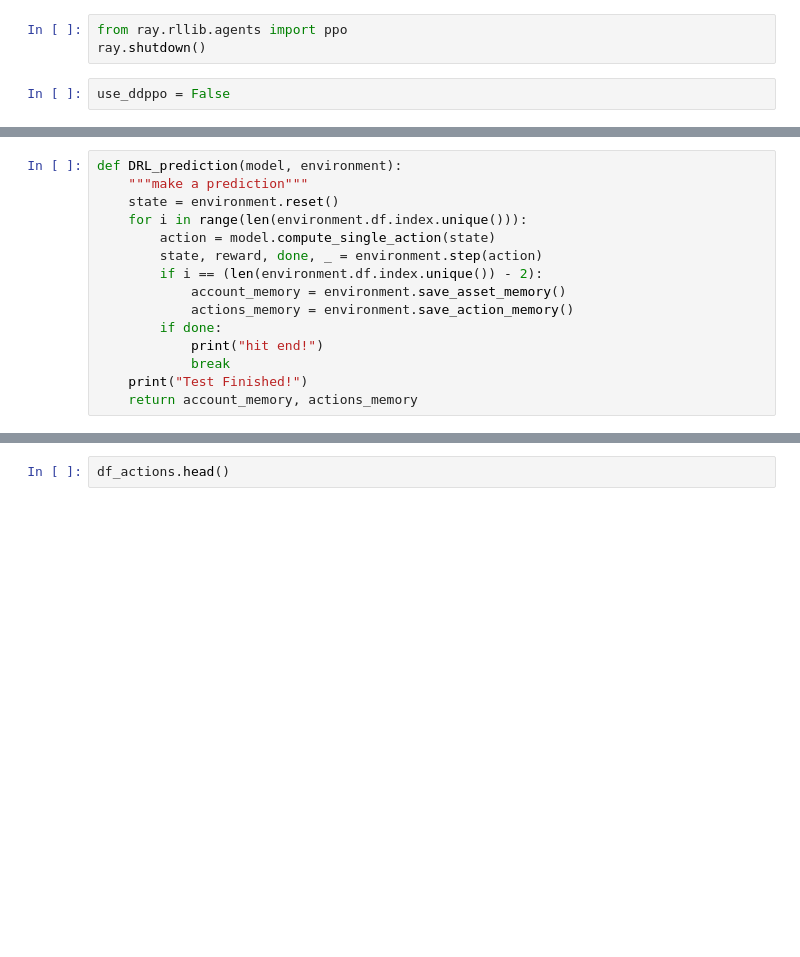
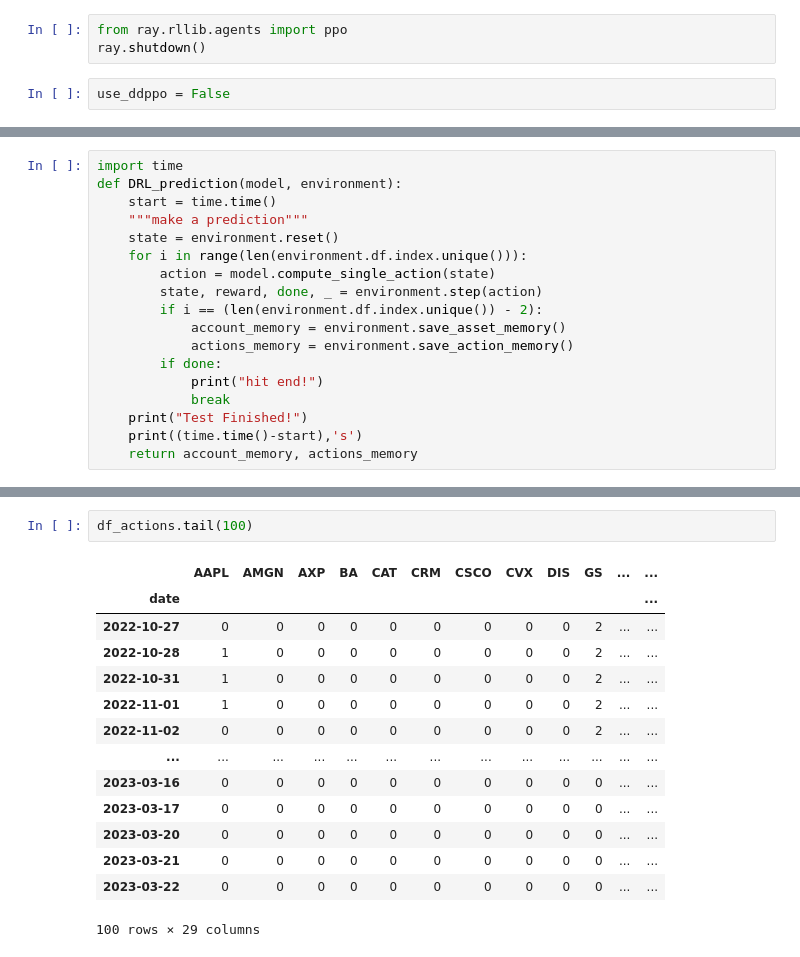
Before and after one commit to Hakiiiim/findrl_ray, a Jupyter notebook: Evaluate.ipynb, the cells around one changed output, grey strips where cells are left out. Drawn from its saved outputs; the diff is of its cells as text; blank space fills up the shorter version.

```diff
--- a/Evaluate.ipynb
+++ b/Evaluate.ipynb
@@ -152,5 +172,7 @@ trainer.restore(cwd_checkpoint)
 # %%
+import time
 def DRL_prediction(model, environment):
+    start = time.time()
     """make a prediction"""
     state = environment.reset()
     for i in range(len(environment.df.index.unique())):
@@ -163,6 +185,7 @@ def DRL_prediction(model, environment):
             print("hit end!")
             break
     print("Test Finished!")
+    print((time.time()-start),'s')
     return account_memory, actions_memory
 # %%
 df_account_value, df_actions = DRL_prediction(
@@ -173,2 +207,17 @@ df_account_value.tail()
 # %%
-df_actions.head()
+df_actions.tail(100)
+# %% [output]
+|  | AAPL | AMGN | AXP | BA | CAT | CRM | CSCO | CVX | DIS | GS | ... | ... |
+| date |  |  |  |  |  |  |  |  |  |  |  | ... |
+| 2022-10-27 | 0 | 0 | 0 | 0 | 0 | 0 | 0 | 0 | 0 | 2 | ... | ... |
+| 2022-10-28 | 1 | 0 | 0 | 0 | 0 | 0 | 0 | 0 | 0 | 2 | ... | ... |
+| 2022-10-31 | 1 | 0 | 0 | 0 | 0 | 0 | 0 | 0 | 0 | 2 | ... | ... |
+| 2022-11-01 | 1 | 0 | 0 | 0 | 0 | 0 | 0 | 0 | 0 | 2 | ... | ... |
+| 2022-11-02 | 0 | 0 | 0 | 0 | 0 | 0 | 0 | 0 | 0 | 2 | ... | ... |
+| ... | ... | ... | ... | ... | ... | ... | ... | ... | ... | ... | ... | ... |
+| 2023-03-16 | 0 | 0 | 0 | 0 | 0 | 0 | 0 | 0 | 0 | 0 | ... | ... |
+| 2023-03-17 | 0 | 0 | 0 | 0 | 0 | 0 | 0 | 0 | 0 | 0 | ... | ... |
+| 2023-03-20 | 0 | 0 | 0 | 0 | 0 | 0 | 0 | 0 | 0 | 0 | ... | ... |
+| 2023-03-21 | 0 | 0 | 0 | 0 | 0 | 0 | 0 | 0 | 0 | 0 | ... | ... |
+| 2023-03-22 | 0 | 0 | 0 | 0 | 0 | 0 | 0 | 0 | 0 | 0 | ... | ... |
+100 rows × 29 columns
```
Also changed, not shown: parts of 11 cells of this notebook, 6 other files.
